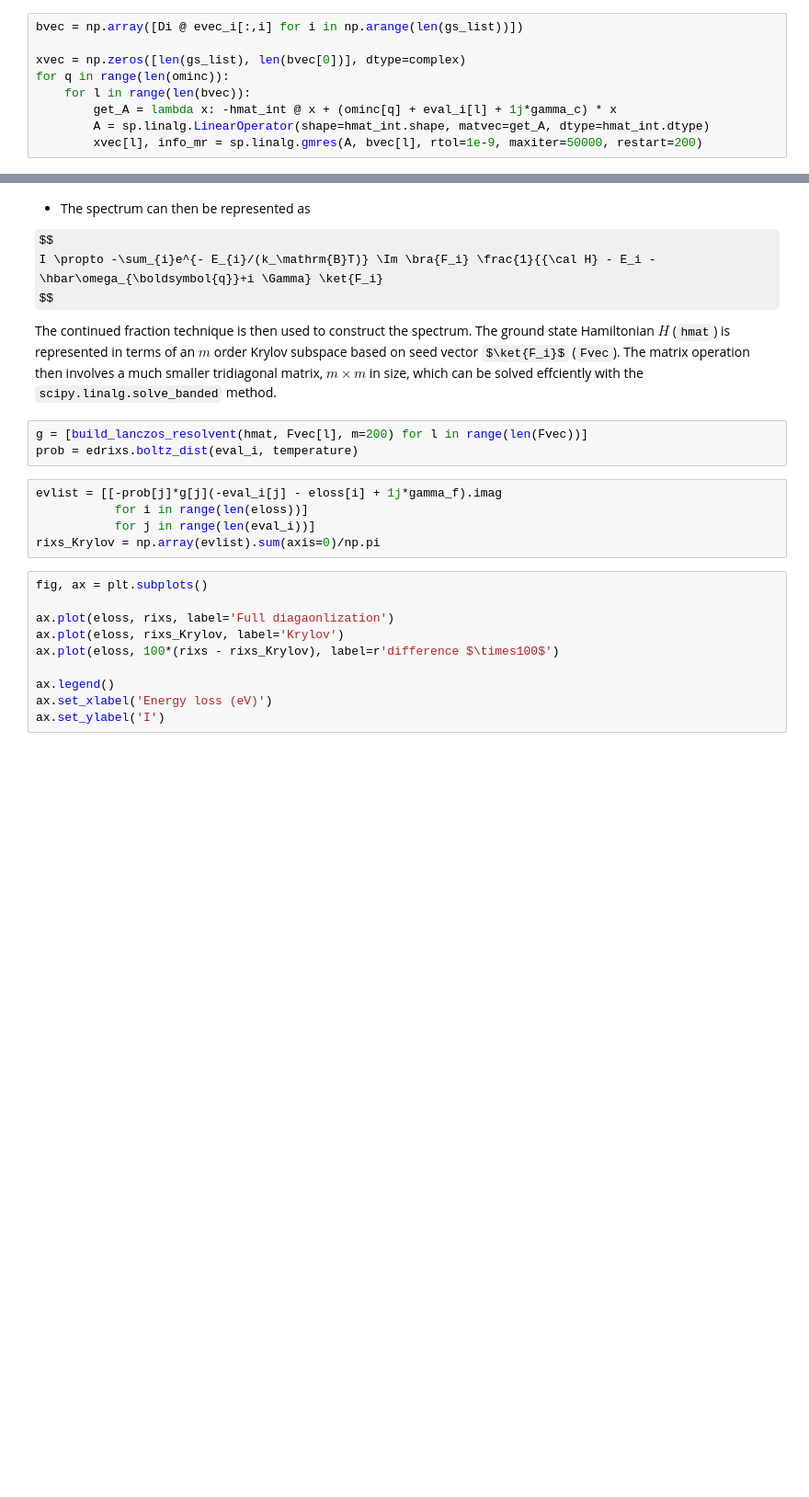
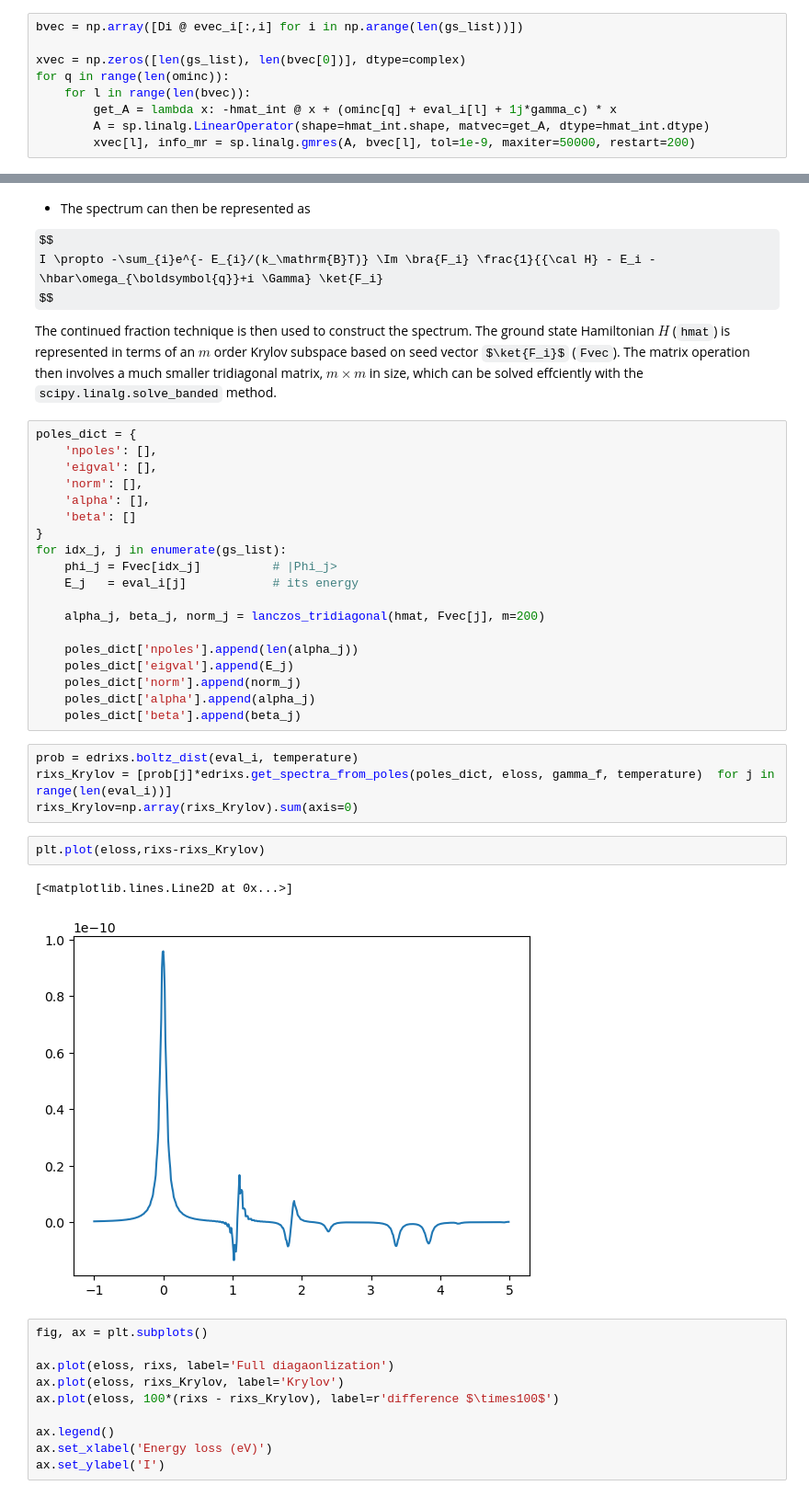
Before and after one commit to mpmdean/krylov_example, a Jupyter notebook: Krylov_example.ipynb, the cells around one changed output, grey strips where cells are left out. Shown at 92% size. Cells and saved outputs as stored; diff of their text form; some formulas as TeX source; blank space fills up the shorter version.

```diff
--- a/Krylov_example.ipynb
+++ b/Krylov_example.ipynb
@@ -138,7 +129,7 @@ for q in range(len(ominc)):
     for l in range(len(bvec)):
         get_A = lambda x: -hmat_int @ x + (ominc[q] + eval_i[l] + 1j*gamma_c) * x
         A = sp.linalg.LinearOperator(shape=hmat_int.shape, matvec=get_A, dtype=hmat_int.dtype)
-        xvec[l], info_mr = sp.linalg.gmres(A, bvec[l], rtol=1e-9, maxiter=50000, restart=200)
+        xvec[l], info_mr = sp.linalg.gmres(A, bvec[l], tol=1e-9, maxiter=50000, restart=200)
 # %% [markdown]
 Apply emission operator
 
@@ -157,14 +148,34 @@ I \propto -\sum_{i}e^{- E_{i}/(k_\mathrm{B}T)} \Im \bra{F_i} \frac{1}{{\cal H} -
 $$
 
 The continued fraction technique is then used to construct the spectrum. The ground state Hamiltonian $H$ (`hmat`) is represented in terms of an $m$ order Krylov subspace based on seed vector $\ket{F_i}$ (`Fvec`). The matrix operation then involves a much smaller tridiagonal matrix, $m\times m$ in size, which can be solved effciently with the `scipy.linalg.solve_banded` method.
-# %%
-g = [build_lanczos_resolvent(hmat, Fvec[l], m=200) for l in range(len(Fvec))]
-prob = edrixs.boltz_dist(eval_i, temperature)
-# %%
-evlist = [[-prob[j]*g[j](-eval_i[j] - eloss[i] + 1j*gamma_f).imag
-           for i in range(len(eloss))]
-           for j in range(len(eval_i))]
-rixs_Krylov = np.array(evlist).sum(axis=0)/np.pi
+# %%
+poles_dict = {
+    'npoles': [],
+    'eigval': [],
+    'norm': [],
+    'alpha': [],
+    'beta': []
+}
+for idx_j, j in enumerate(gs_list):
+    phi_j = Fvec[idx_j]          # |Phi_j>
+    E_j   = eval_i[j]            # its energy
+
+    alpha_j, beta_j, norm_j = lanczos_tridiagonal(hmat, Fvec[j], m=200)
+
+    poles_dict['npoles'].append(len(alpha_j))
+    poles_dict['eigval'].append(E_j)
+    poles_dict['norm'].append(norm_j)
+    poles_dict['alpha'].append(alpha_j)
+    poles_dict['beta'].append(beta_j)
+# %%
+prob = edrixs.boltz_dist(eval_i, temperature)
+rixs_Krylov = [prob[j]*edrixs.get_spectra_from_poles(poles_dict, eloss, gamma_f, temperature)  for j in range(len(eval_i))]
+rixs_Krylov=np.array(rixs_Krylov).sum(axis=0)
+# %%
+plt.plot(eloss,rixs-rixs_Krylov)
+# %% [output]
+[<matplotlib.lines.Line2D at 0x...>]
+[figure, added]
 # %%
 fig, ax = plt.subplots()
 
```
Also changed, not shown: parts of 2 cells of this notebook.
